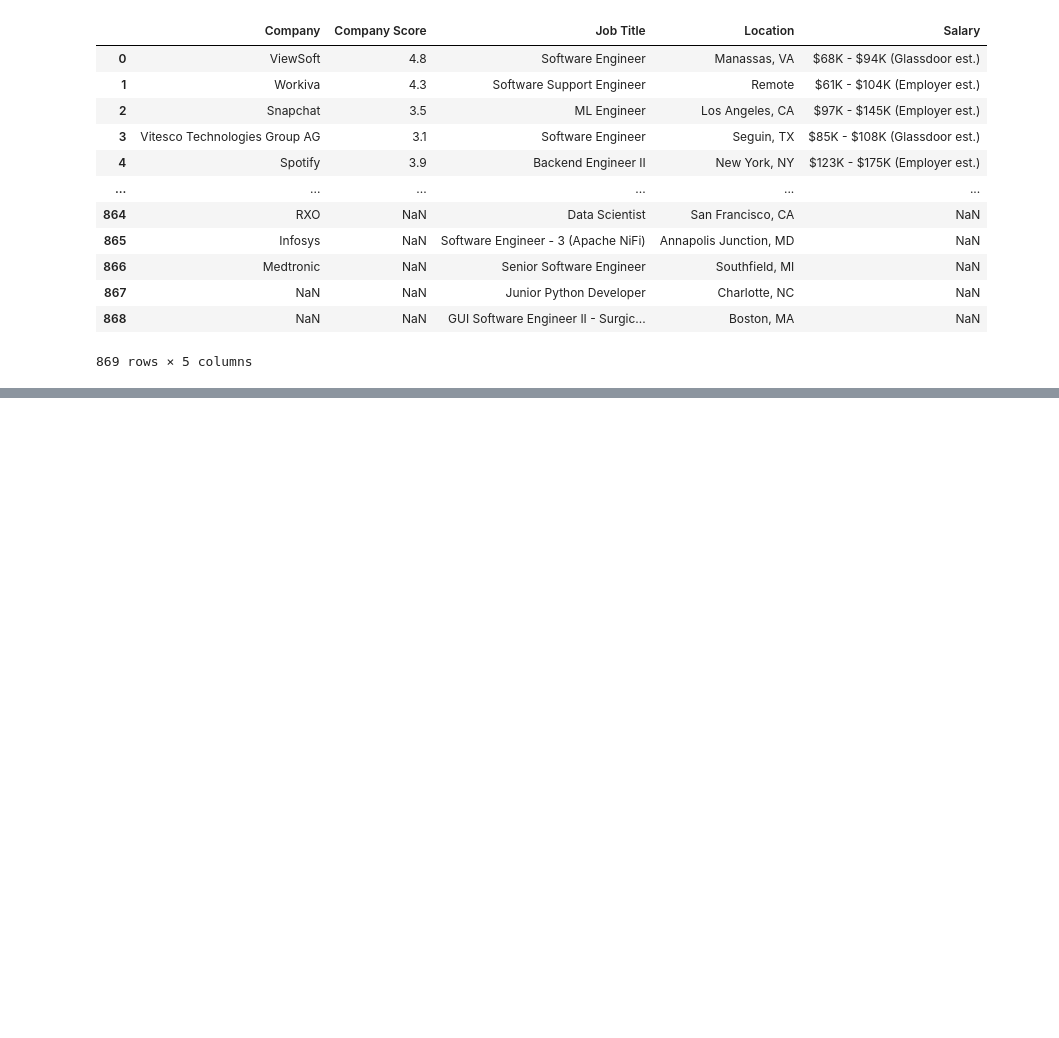
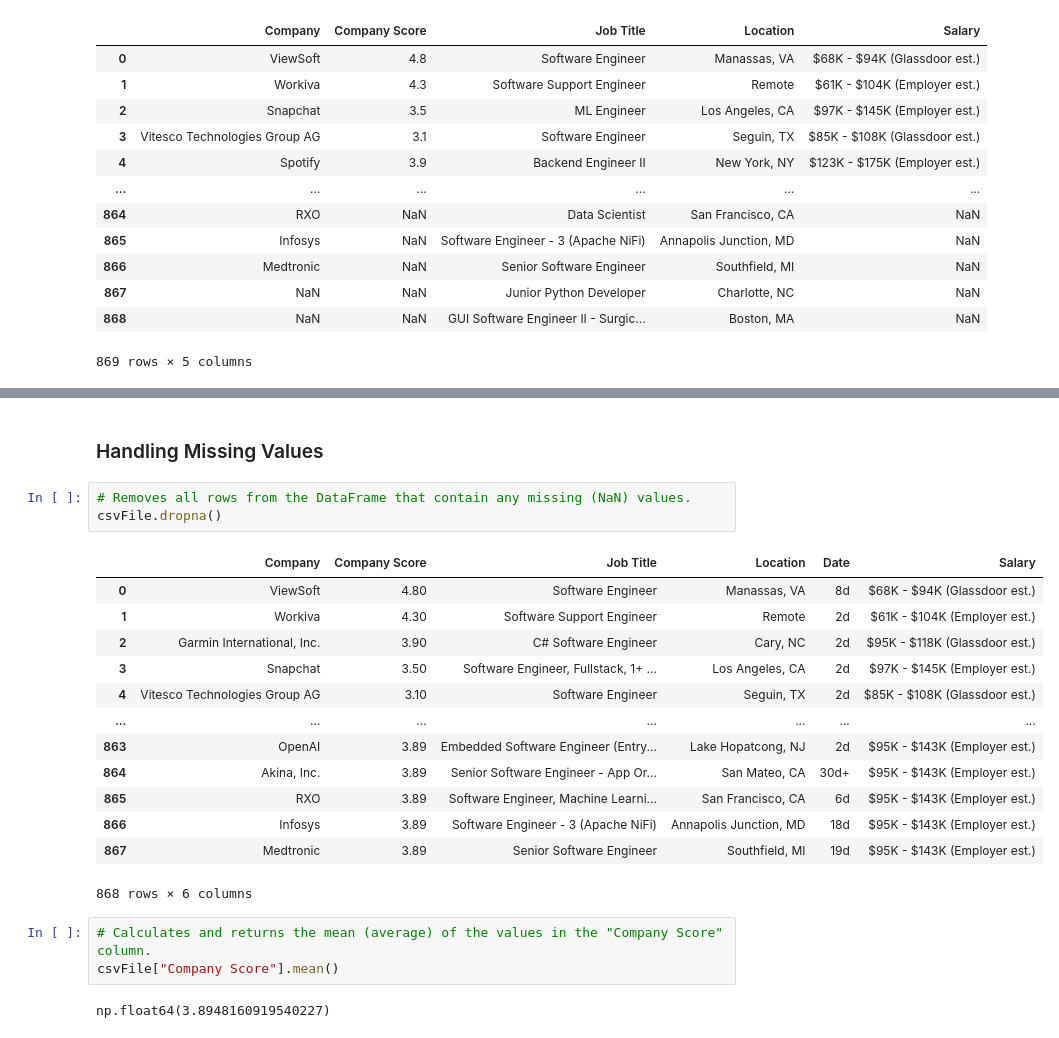
Before and after one commit to MHassanAr/Pandas, a Jupyter notebook: pandas.ipynb, the cells around one changed output, grey strips where cells are left out. Saved outputs shown, nothing was run; the diff lists cells and outputs as text; blank space fills up the shorter version.

```diff
--- a/pandas.ipynb
+++ b/pandas.ipynb
@@ -548,0 +612,24 @@ csvFile.drop("Date", axis=1)
+# %% [markdown]
+<h3>Handling Missing Values</h3>
+# %%
+# Removes all rows from the DataFrame that contain any missing (NaN) values.
+csvFile.dropna()
+# %% [output]
+|  | Company | Company Score | Job Title | Location | Date | Salary |
+| 0 | ViewSoft | 4.80 | Software Engineer | Manassas, VA | 8d | $68K - $94K (Glassdoor est.) |
+| 1 | Workiva | 4.30 | Software Support Engineer | Remote | 2d | $61K - $104K (Employer est.) |
+| 2 | Garmin International, Inc. | 3.90 | C# Software Engineer | Cary, NC | 2d | $95K - $118K (Glassdoor est.) |
+| 3 | Snapchat | 3.50 | Software Engineer, Fullstack, 1+ ... | Los Angeles, CA | 2d | $97K - $145K (Employer est.) |
+| 4 | Vitesco Technologies Group AG | 3.10 | Software Engineer | Seguin, TX | 2d | $85K - $108K (Glassdoor est.) |
+| ... | ... | ... | ... | ... | ... | ... |
+| 863 | OpenAI | 3.89 | Embedded Software Engineer (Entry... | Lake Hopatcong, NJ | 2d | $95K - $143K (Employer est.) |
+| 864 | Akina, Inc. | 3.89 | Senior Software Engineer - App Or... | San Mateo, CA | 30d+ | $95K - $143K (Employer est.) |
+| 865 | RXO | 3.89 | Software Engineer, Machine Learni... | San Francisco, CA | 6d | $95K - $143K (Employer est.) |
+| 866 | Infosys | 3.89 | Software Engineer - 3 (Apache NiFi) | Annapolis Junction, MD | 18d | $95K - $143K (Employer est.) |
+| 867 | Medtronic | 3.89 | Senior Software Engineer | Southfield, MI | 19d | $95K - $143K (Employer est.) |
+868 rows × 6 columns
+# %%
+# Calculates and returns the mean (average) of the values in the "Company Score" column.
+csvFile["Company Score"].mean()
+# %% [output]
+np.float64(3.8948160919540227)
```
Also changed, not shown: parts of 10 cells of this notebook.
